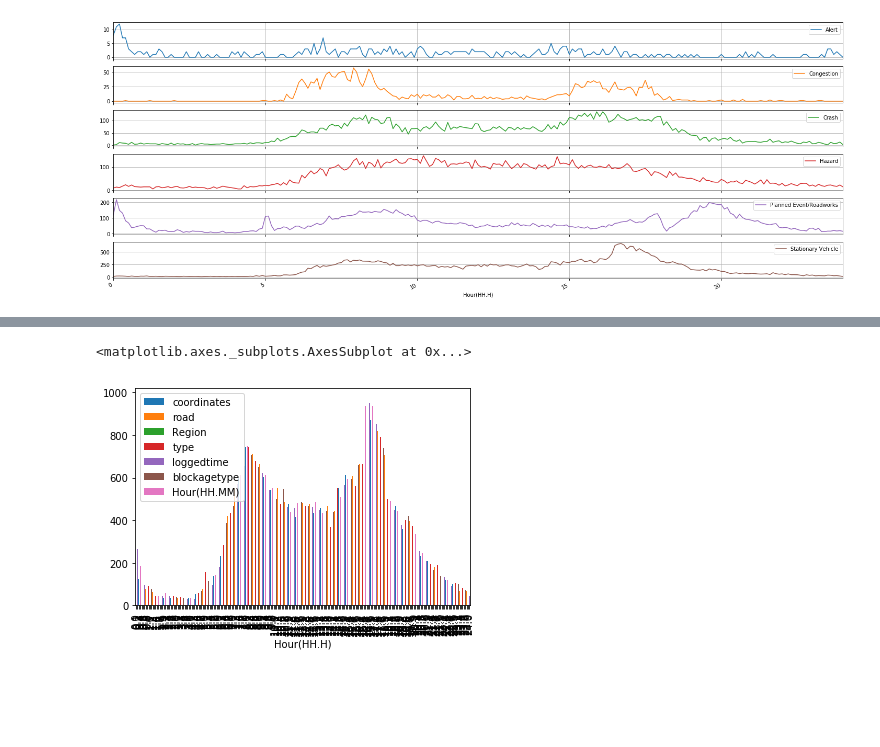
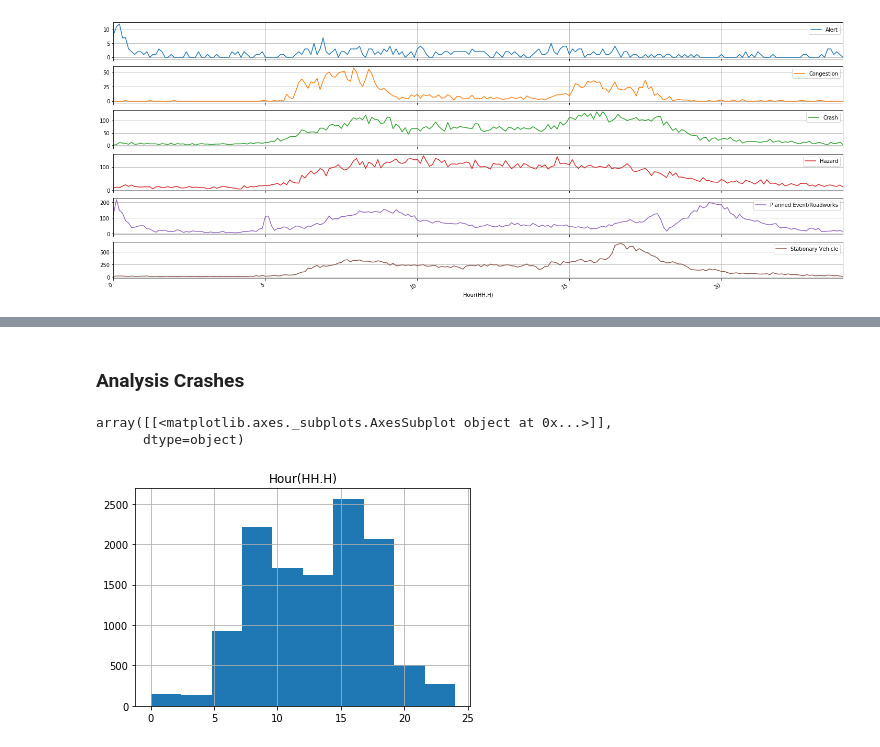
Before and after one commit to jaworra/Jupyter-Notebooks, a Jupyter notebook: crashDataAnalysis.ipynb, the cells around one changed output, grey strips where cells are left out. Saved outputs shown, nothing was run; the diff lists cells and outputs as text; code cells hidden in the pictures; blank space fills up the shorter version.

```diff
--- a/crashDataAnalysis.ipynb
+++ b/crashDataAnalysis.ipynb
@@ -75,7 +47,15 @@ incidents
+# %% [markdown]
+### Analysis Crashes
+# %%
+#Extract the crash data
+mask = incidents['type'] == 'Crash'
+crashes_incidents = incidents.loc[mask]
+#columns_of_interest = ['road','type', 'loggedtime','blockagetype', 'Hour(HH.H)']
+columns_of_interest = ['Hour(HH.H)']
+crashes_incidents_lite = crashes_incidents[columns_of_interest]
 # %%
-crash_counts =incidents.groupby('Hour(HH.H)').count()
+crashes_incidents_lite.hist('Hour(HH.H)')
+# %% [output]
+array([[<matplotlib.axes._subplots.AxesSubplot object at 0x...>]],
+      dtype=object)
+[figure, added]
-# %%
-crash_counts.plot(kind='bar')
-# %% [output]
-<matplotlib.axes._subplots.AxesSubplot at 0x...>
-[figure, removed]
```
Also changed, not shown: parts of 27 cells of this notebook.
